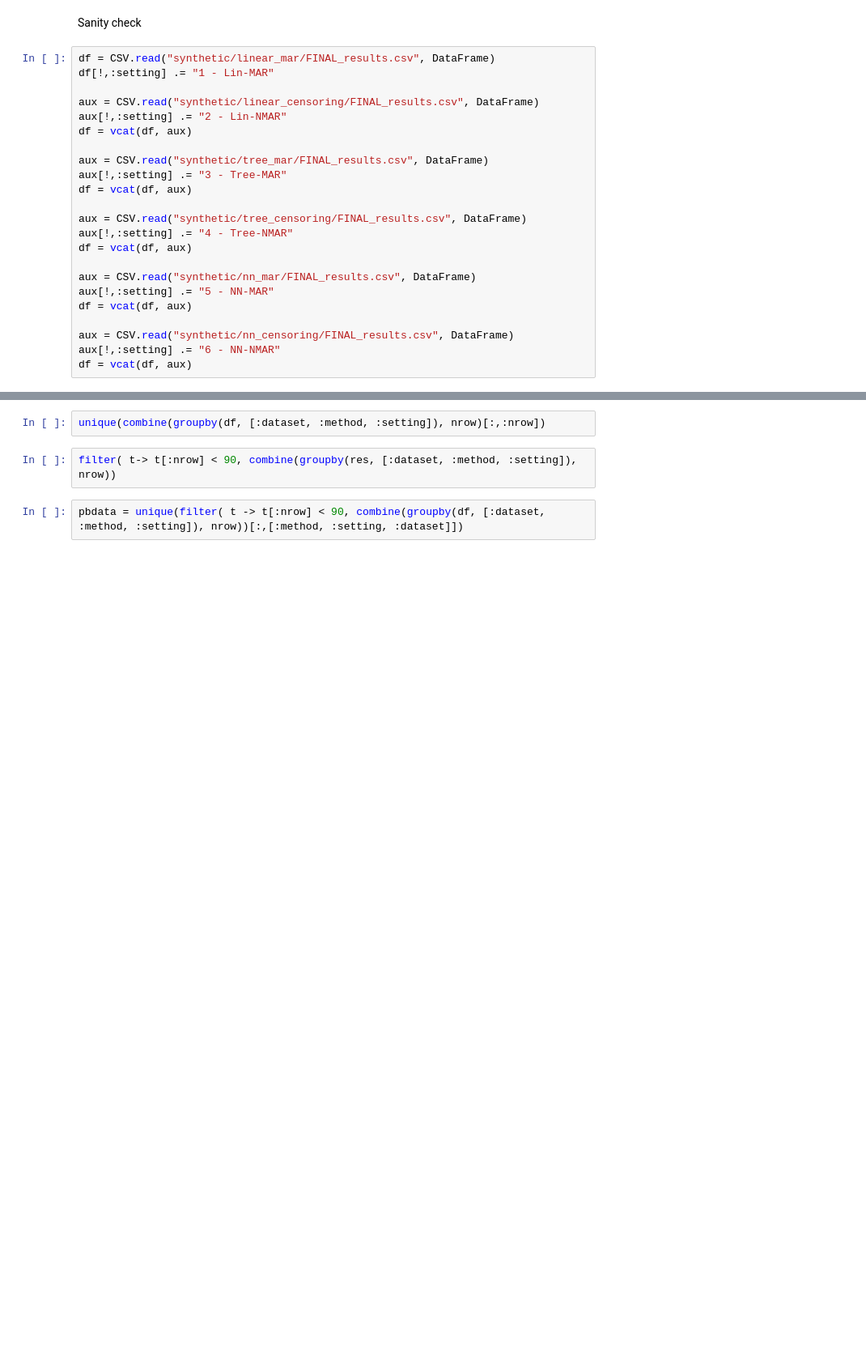
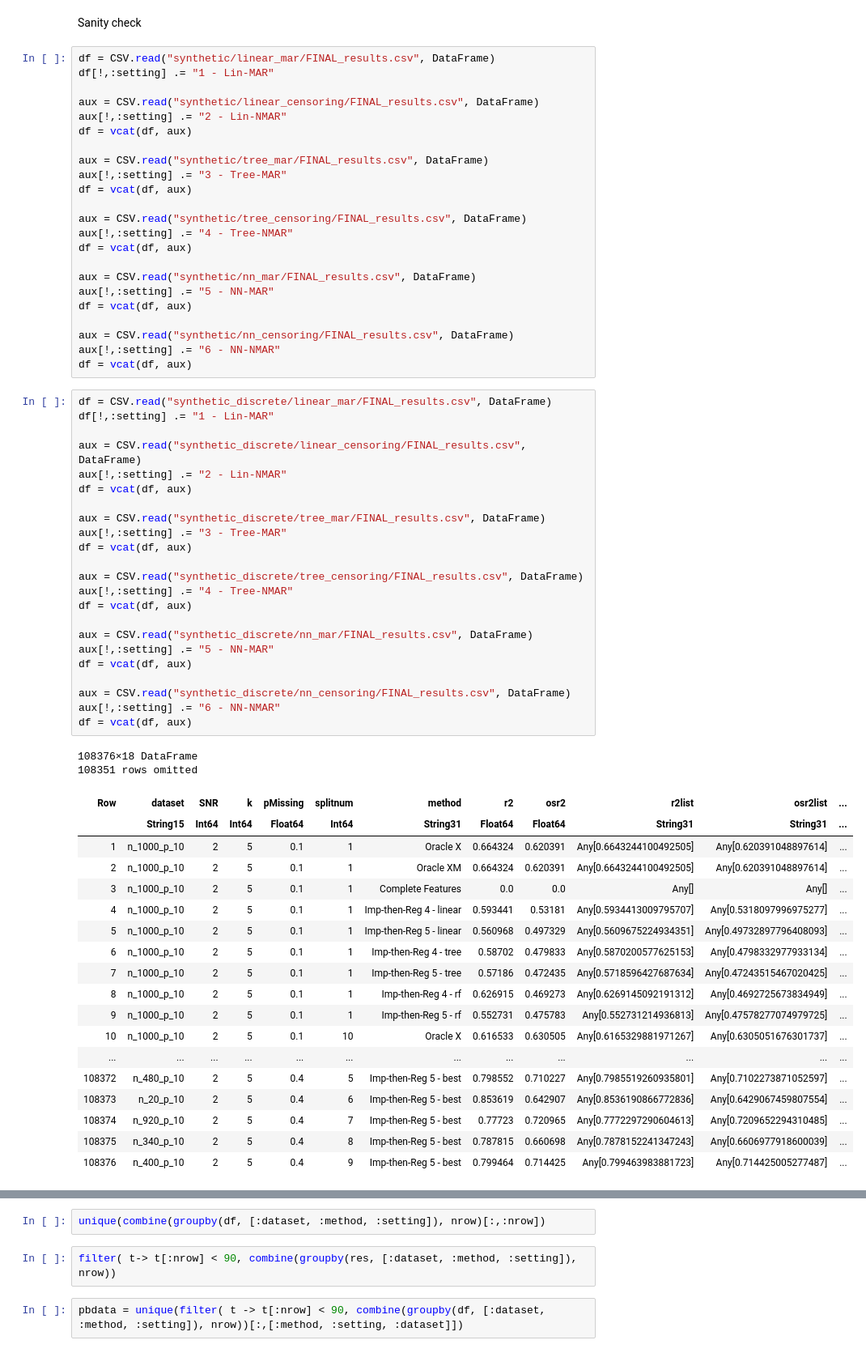
Before and after one commit to adelarue/PMD, a Jupyter notebook: results/Compile results together.ipynb, the cells around one changed output, grey strips where cells are left out. Shown at 81% size. Cells and saved outputs as stored; diff of their text form; blank space fills up the shorter version.

```diff
--- a/results/Compile results together.ipynb
+++ b/results/Compile results together.ipynb
@@ -258,5 +319,49 @@ df = vcat(df, aux)
 aux = CSV.read("synthetic/nn_censoring/FINAL_results.csv", DataFrame)
 aux[!,:setting] .= "6 - NN-NMAR"
 df = vcat(df, aux)
+# %%
+df = CSV.read("synthetic_discrete/linear_mar/FINAL_results.csv", DataFrame)
+df[!,:setting] .= "1 - Lin-MAR"
+
+aux = CSV.read("synthetic_discrete/linear_censoring/FINAL_results.csv", DataFrame)
+aux[!,:setting] .= "2 - Lin-NMAR"
+df = vcat(df, aux)
+
+aux = CSV.read("synthetic_discrete/tree_mar/FINAL_results.csv", DataFrame)
+aux[!,:setting] .= "3 - Tree-MAR"
+df = vcat(df, aux)
+
+aux = CSV.read("synthetic_discrete/tree_censoring/FINAL_results.csv", DataFrame)
+aux[!,:setting] .= "4 - Tree-NMAR"
+df = vcat(df, aux)
+
+aux = CSV.read("synthetic_discrete/nn_mar/FINAL_results.csv", DataFrame)
+aux[!,:setting] .= "5 - NN-MAR"
+df = vcat(df, aux)
+
+aux = CSV.read("synthetic_discrete/nn_censoring/FINAL_results.csv", DataFrame)
+aux[!,:setting] .= "6 - NN-NMAR"
+df = vcat(df, aux)
+# %% [output]
+108376×18 DataFrame
+108351 rows omitted
+| Row | dataset | SNR | k | pMissing | splitnum | method | r2 | osr2 | r2list | osr2list | ... |
+|  | String15 | Int64 | Int64 | Float64 | Int64 | String31 | Float64 | Float64 | String31 | String31 | ... |
+| 1 | n_1000_p_10 | 2 | 5 | 0.1 | 1 | Oracle X | 0.664324 | 0.620391 | Any[0.6643244100492505] | Any[0.620391048897614] | ... |
+| 2 | n_1000_p_10 | 2 | 5 | 0.1 | 1 | Oracle XM | 0.664324 | 0.620391 | Any[0.6643244100492505] | Any[0.620391048897614] | ... |
+| 3 | n_1000_p_10 | 2 | 5 | 0.1 | 1 | Complete Features | 0.0 | 0.0 | Any[] | Any[] | ... |
+| 4 | n_1000_p_10 | 2 | 5 | 0.1 | 1 | Imp-then-Reg 4 - linear | 0.593441 | 0.53181 | Any[0.5934413009795707] | Any[0.5318097996975277] | ... |
+| 5 | n_1000_p_10 | 2 | 5 | 0.1 | 1 | Imp-then-Reg 5 - linear | 0.560968 | 0.497329 | Any[0.5609675224934351] | Any[0.49732897796408093] | ... |
+| 6 | n_1000_p_10 | 2 | 5 | 0.1 | 1 | Imp-then-Reg 4 - tree | 0.58702 | 0.479833 | Any[0.5870200577625153] | Any[0.4798332977933134] | ... |
+| 7 | n_1000_p_10 | 2 | 5 | 0.1 | 1 | Imp-then-Reg 5 - tree | 0.57186 | 0.472435 | Any[0.5718596427687634] | Any[0.47243515467020425] | ... |
+| 8 | n_1000_p_10 | 2 | 5 | 0.1 | 1 | Imp-then-Reg 4 - rf | 0.626915 | 0.469273 | Any[0.6269145092191312] | Any[0.4692725673834949] | ... |
+| 9 | n_1000_p_10 | 2 | 5 | 0.1 | 1 | Imp-then-Reg 5 - rf | 0.552731 | 0.475783 | Any[0.552731214936813] | Any[0.47578277074979725] | ... |
+| 10 | n_1000_p_10 | 2 | 5 | 0.1 | 10 | Oracle X | 0.616533 | 0.630505 | Any[0.6165329881971267] | Any[0.6305051676301737] | ... |
+| ... | ... | ... | ... | ... | ... | ... | ... | ... | ... | ... | ... |
+| 108372 | n_480_p_10 | 2 | 5 | 0.4 | 5 | Imp-then-Reg 5 - best | 0.798552 | 0.710227 | Any[0.7985519260935801] | Any[0.7102273871052597] | ... |
+| 108373 | n_20_p_10 | 2 | 5 | 0.4 | 6 | Imp-then-Reg 5 - best | 0.853619 | 0.642907 | Any[0.8536190866772836] | Any[0.6429067459807554] | ... |
+| 108374 | n_920_p_10 | 2 | 5 | 0.4 | 7 | Imp-then-Reg 5 - best | 0.77723 | 0.720965 | Any[0.7772297290604613] | Any[0.7209652294310485] | ... |
+| 108375 | n_340_p_10 | 2 | 5 | 0.4 | 8 | Imp-then-Reg 5 - best | 0.787815 | 0.660698 | Any[0.7878152241347243] | Any[0.6606977918600039] | ... |
+| 108376 | n_400_p_10 | 2 | 5 | 0.4 | 9 | Imp-then-Reg 5 - best | 0.799464 | 0.714425 | Any[0.799463983881723] | Any[0.714425005277487] | ... |
 # %%
 combine(groupby(df, [:dataset, :method, :setting]), nrow)
```
Also changed, not shown: parts of 8 cells of this notebook, 3 other files.
